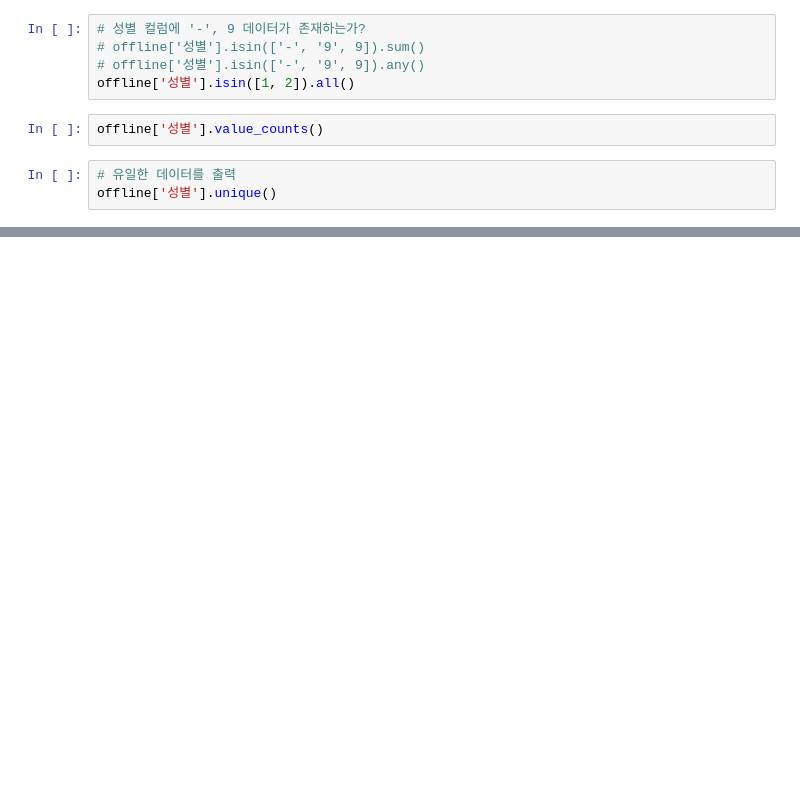
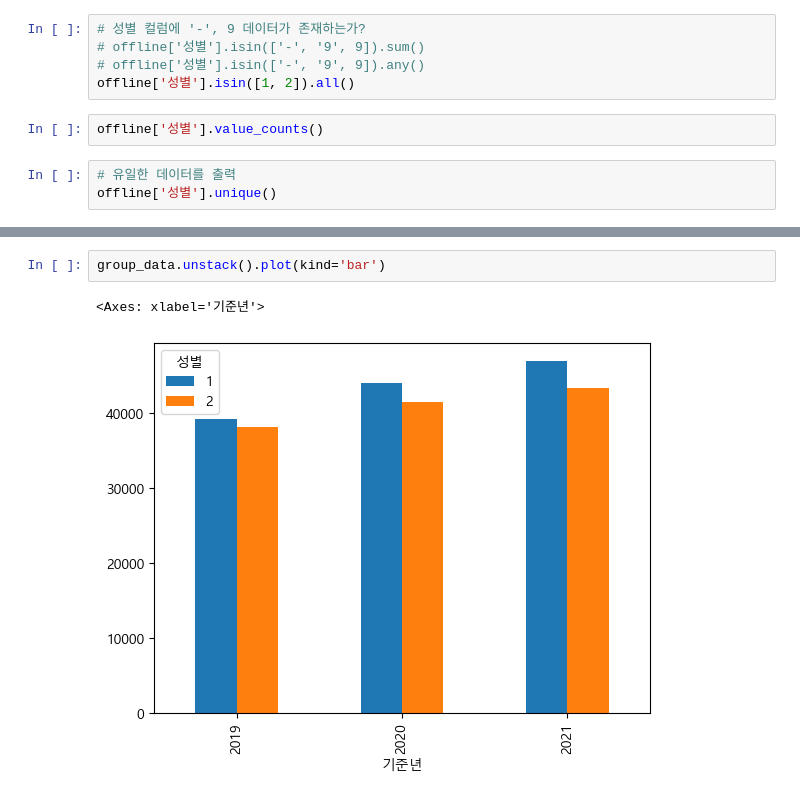
Before and after one commit to bsmoon-86/multicam_2025, a Jupyter notebook: 250917/01_card.ipynb, the cells around one changed output, grey strips where cells are left out. Drawn from its saved outputs; the diff is of its cells as text; blank space fills up the shorter version.

```diff
--- a/250917/01_card.ipynb
+++ b/250917/01_card.ipynb
@@ -66,0 +83,5 @@ offline['성별'].unique()
+# %%
+group_data.unstack().plot(kind='bar')
+# %% [output]
+<Axes: xlabel='기준년'>
+[figure, added]
```
Also changed, not shown: parts of 22 cells of this notebook.
